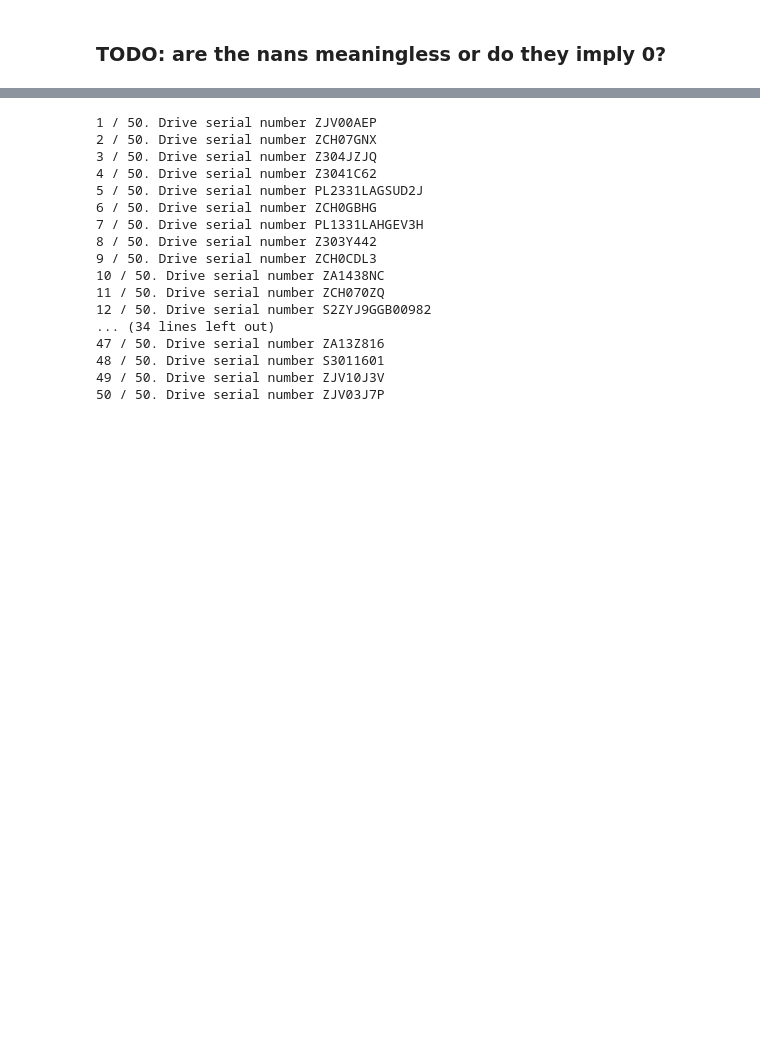
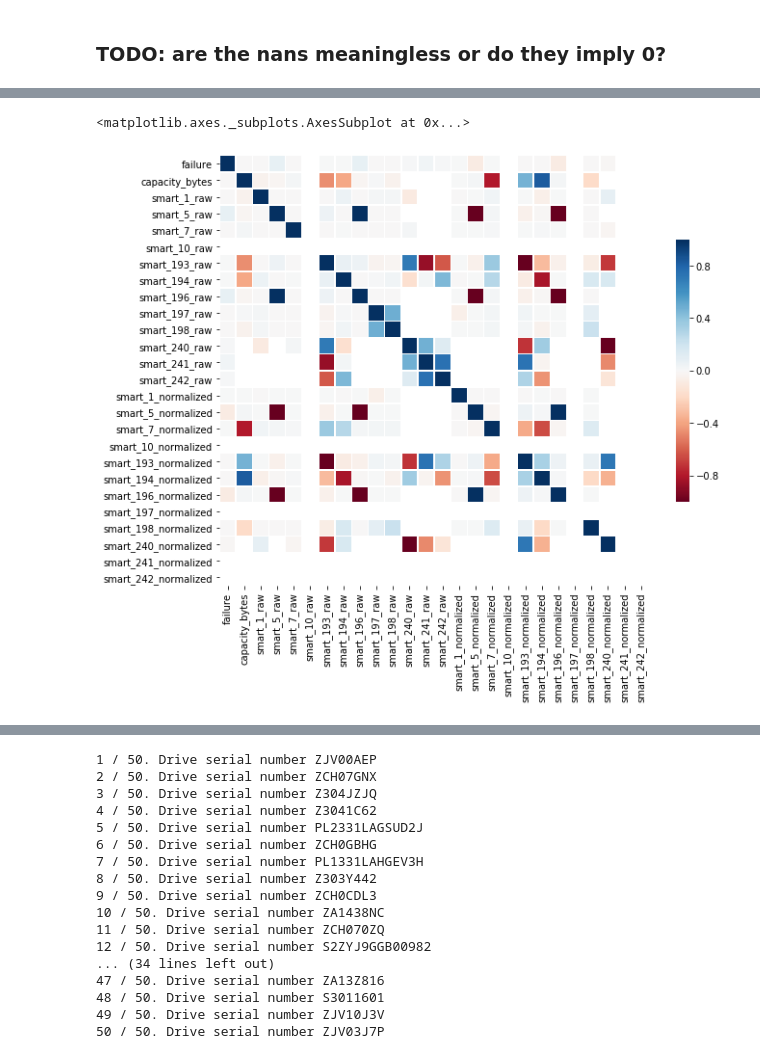
Before and after one commit to aicoe-aiops/ceph_drive_failure, a Jupyter notebook: dask_data_explorer.ipynb, the cells around one changed output, grey strips where cells are left out. Drawn from its saved outputs; the diff is of its cells as text; code cells hidden in the pictures; blank space fills up the shorter version.

```diff
--- a/dask_data_explorer.ipynb
+++ b/dask_data_explorer.ipynb
@@ -290,0 +389,6 @@ dtype: int64
+# %%
+print('WDC')
+wdc_nan_ct = wdc_df[crit_cols_raw + crit_cols_normalized].isna().sum().to_frame('count')
+wdc_nan_ct['percent'] = 100 * wdc_nan_ct['count'] / dd.compute(wdc_df.shape[0])
+wdc_nan_ct = wdc_nan_ct.compute()
+wdc_nan_ct
@@ -329,0 +544,16 @@ sns.heatmap(corr_mat,
+# %%
+# correlation matrix for wdc drives
+wdc_corr_cols = ['failure', 'capacity_bytes'] + list(wdc_nan_ct.index[wdc_nan_ct['percent'] < NAN_PERCENT_THRESHOLD])
+wdc_corr = wdc_df[wdc_corr_cols].corr().compute()
+fig, ax = plt.subplots(figsize=(10, 10))
+sns.heatmap(wdc_corr,
+            ax=ax,
+            vmin=-1,
+            vmax=1,
+            square=True,
+            linewidths=.5,
+            cmap='RdBu',
+            cbar_kws={"shrink": .5})
+# %% [output]
+<matplotlib.axes._subplots.AxesSubplot at 0x...>
+[figure, added]
```
Also changed, not shown: parts of 31 cells of this notebook.
